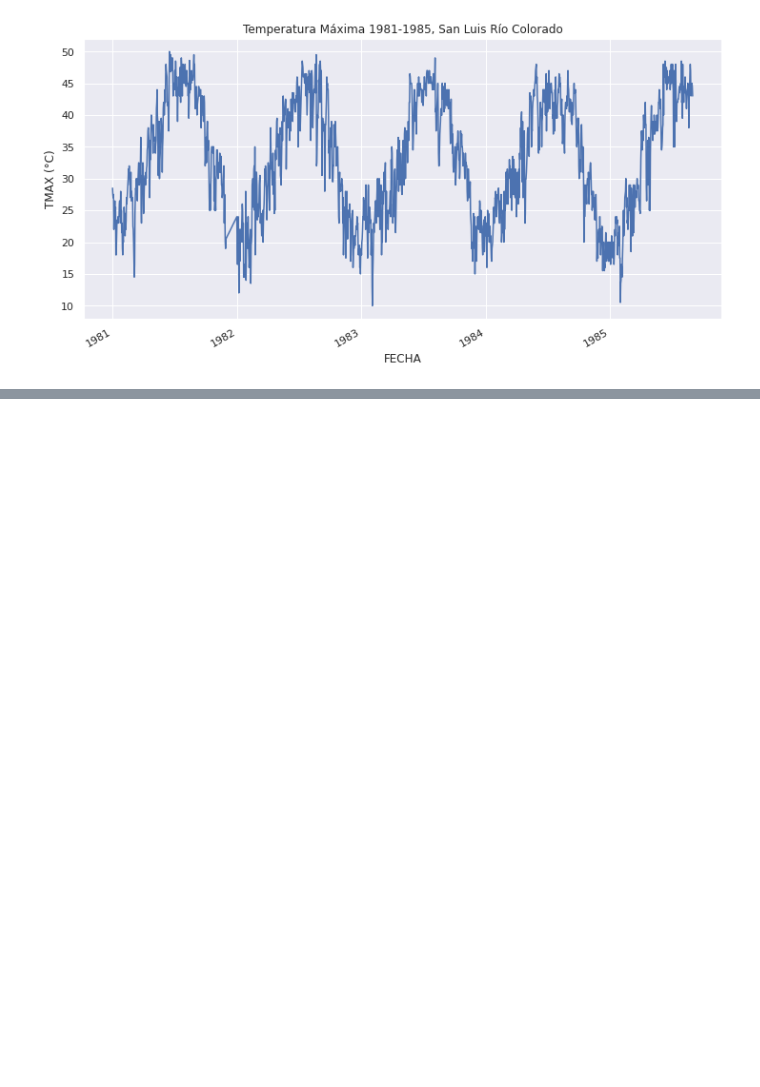
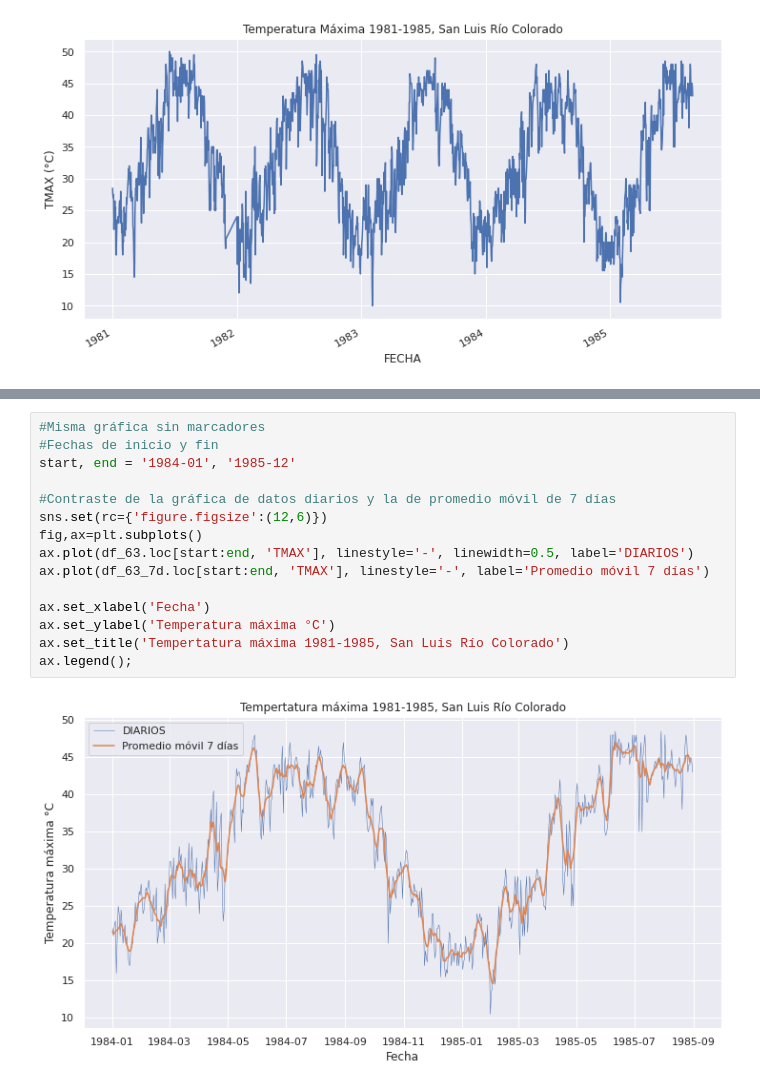
Before and after one commit to YazMRRS/FisicaComputacional1, a Jupyter notebook: Actividad_5.ipynb, the cells around one changed output, grey strips where cells are left out. Cells and saved outputs as stored; diff of their text form; blank space fills up the shorter version.

```diff
--- a/Actividad_5.ipynb
+++ b/Actividad_5.ipynb
@@ -260,0 +262,17 @@ ax.set_title('Tempertatura máxima ')
+# %%
+#Misma gráfica sin marcadores
+#Fechas de inicio y fin
+start, end = '1984-01', '1985-12'
+
+#Contraste de la gráfica de datos diarios y la de promedio móvil de 7 días
+sns.set(rc={'figure.figsize':(12,6)})
+fig,ax=plt.subplots()
+ax.plot(df_63.loc[start:end, 'TMAX'], linestyle='-', linewidth=0.5, label='DIARIOS')
+ax.plot(df_63_7d.loc[start:end, 'TMAX'], linestyle='-', label='Promedio móvil 7 días')
+
+ax.set_xlabel('Fecha')
+ax.set_ylabel('Temperatura máxima °C')
+ax.set_title('Tempertatura máxima 1981-1985, San Luis Río Colorado')
+ax.legend();
+# %% [output]
+[figure, added]
```
Also changed, not shown: parts of 20 cells of this notebook.
